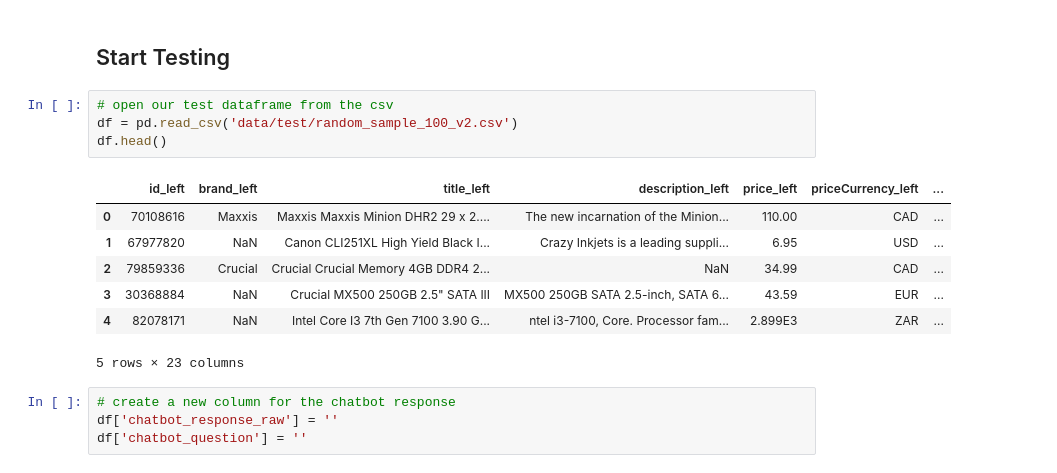
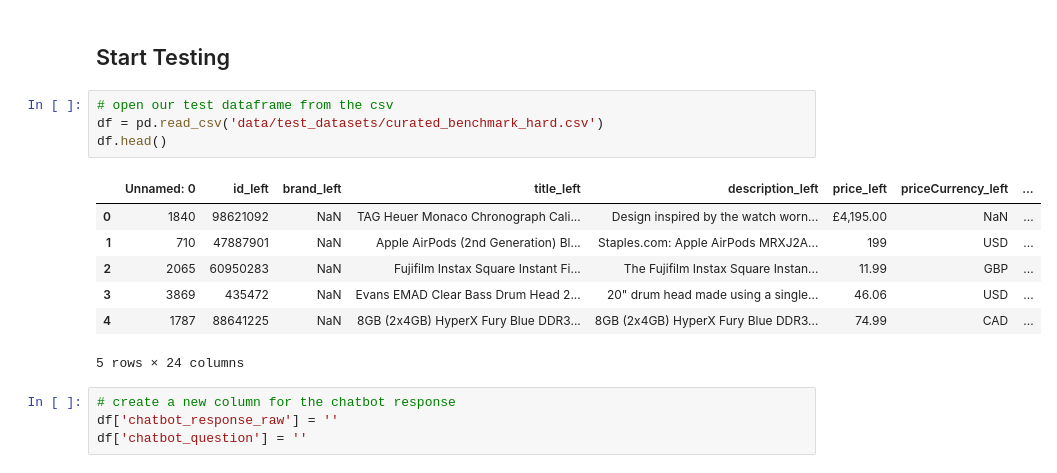
Before and after one commit to Aaron9812/FSS23Seminar, a Jupyter notebook: test_gpt4all.ipynb, the cells around one changed output. Cells and saved outputs as stored; diff of their text form.

```diff
--- a/test_gpt4all.ipynb
+++ b/test_gpt4all.ipynb
@@ -39,16 +37,16 @@ gptj_generate:    total time =  6620.63 ms
 ## Start Testing
 # %%
 # open our test dataframe from the csv
-df = pd.read_csv('data/test/random_sample_100_v2.csv')
+df = pd.read_csv('data/test_datasets/curated_benchmark_hard.csv')
 df.head()
 # %% [output]
-|  | id_left | brand_left | title_left | description_left | price_left | priceCurrency_left | ... |
-| 0 | 70108616 | Maxxis | Maxxis Maxxis Minion DHR2 29 x 2.... | The new incarnation of the Minion... | 110.00 | CAD | ... |
-| 1 | 67977820 | NaN | Canon CLI251XL High Yield Black I... | Crazy Inkjets is a leading suppli... | 6.95 | USD | ... |
-| 2 | 79859336 | Crucial | Crucial Crucial Memory 4GB DDR4 2... | NaN | 34.99 | CAD | ... |
-| 3 | 30368884 | NaN | Crucial MX500 250GB 2.5" SATA III | MX500 250GB SATA 2.5-inch, SATA 6... | 43.59 | EUR | ... |
-| 4 | 82078171 | NaN | Intel Core I3 7th Gen 7100 3.90 G... | ntel i3-7100, Core. Processor fam... | 2.899E3 | ZAR | ... |
+|  | Unnamed: 0 | id_left | brand_left | title_left | description_left | price_left | priceCurrency_left | ... |
+| 0 | 1840 | 98621092 | NaN | TAG Heuer Monaco Chronograph Cali... | Design inspired by the watch worn... | £4,195.00 | NaN | ... |
+| 1 | 710 | 47887901 | NaN | Apple AirPods (2nd Generation) Bl... | Staples.com: Apple AirPods MRXJ2A... | 199 | USD | ... |
+| 2 | 2065 | 60950283 | NaN | Fujifilm Instax Square Instant Fi... | The Fujifilm Instax Square Instan... | 11.99 | GBP | ... |
+| 3 | 3869 | 435472 | NaN | Evans EMAD Clear Bass Drum Head 2... | 20" drum head made using a single... | 46.06 | USD | ... |
+| 4 | 1787 | 88641225 | NaN | 8GB (2x4GB) HyperX Fury Blue DDR3... | 8GB (2x4GB) HyperX Fury Blue DDR3... | 74.99 | CAD | ... |
-5 rows × 23 columns
+5 rows × 24 columns
 # %%
 # create a new column for the chatbot response
 df['chatbot_response_raw'] = ''
```
Also changed, not shown: parts of 5 cells of this notebook, 16 other files.
